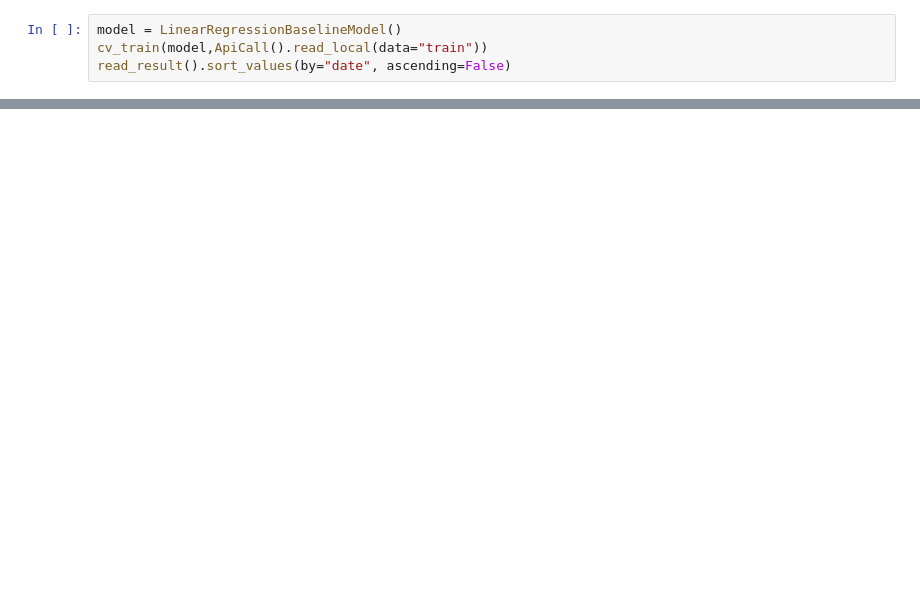
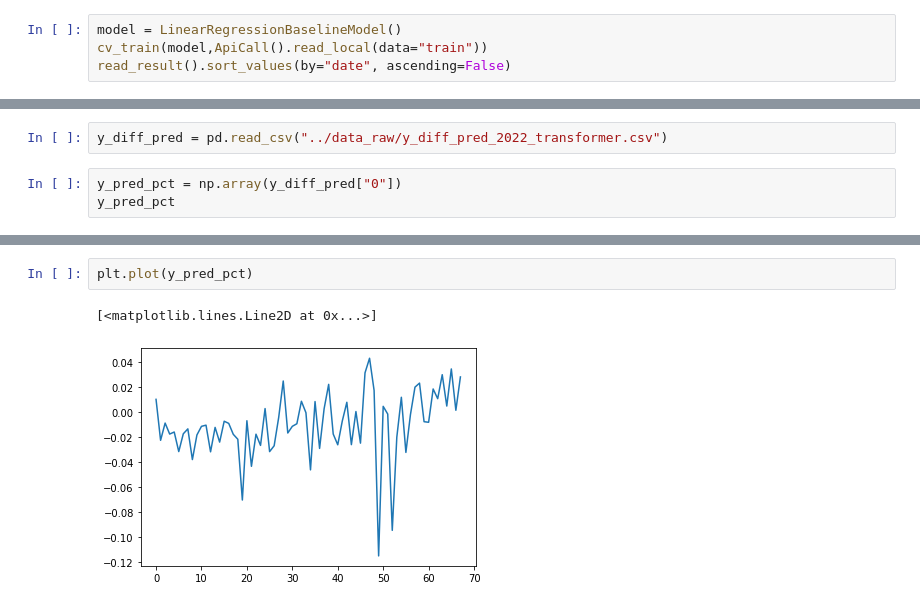
Before and after one commit to AlexandreLaizet/bitcoin_deep_learning, a Jupyter notebook: notebooks/Etienne-Copy-AL.ipynb, the cells around one changed output, grey strips where cells are left out. Drawn from its saved outputs; the diff is of its cells as text; blank space fills up the shorter version.

```diff
--- a/notebooks/Etienne-Copy-AL.ipynb
+++ b/notebooks/Etienne-Copy-AL.ipynb
@@ -429,0 +406,5 @@ print(Y_true_past[index],Y_pred[index],Y_true_past[index] + Y_true_past[index]*
+# %%
+y_diff_pred = pd.read_csv("../data_raw/y_diff_pred_2022_transformer.csv")
+# %%
+y_pred_pct = np.array(y_diff_pred["0"])
+y_pred_pct
@@ -429,0 +715,5 @@ print(Y_true_past[index],Y_pred[index],Y_true_past[index] + Y_true_past[index]*
+# %%
+plt.plot(y_pred_pct)
+# %% [output]
+[<matplotlib.lines.Line2D at 0x...>]
+[figure, added]
```
Also changed, not shown: parts of 59 cells of this notebook, 1 other file.
